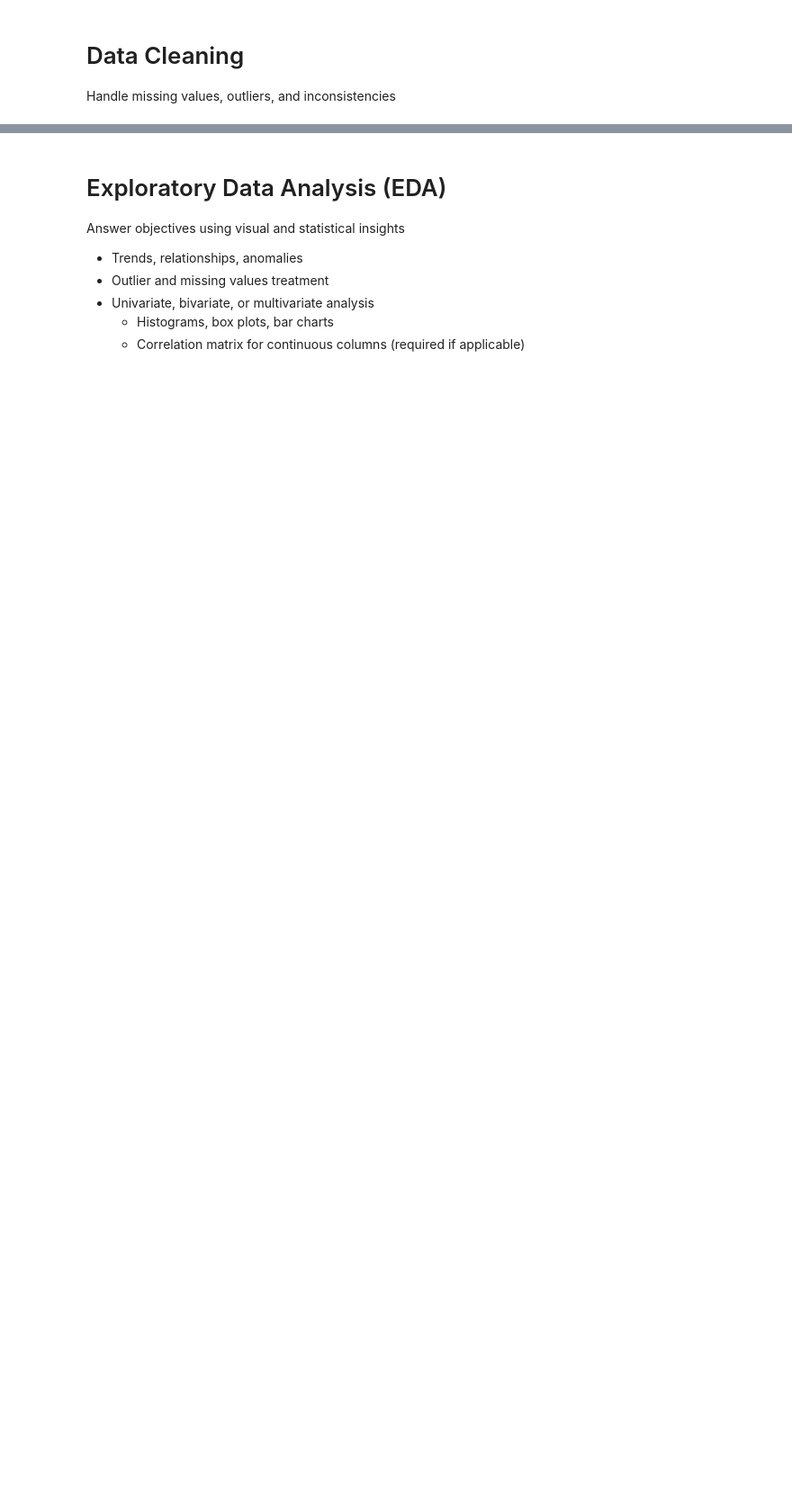
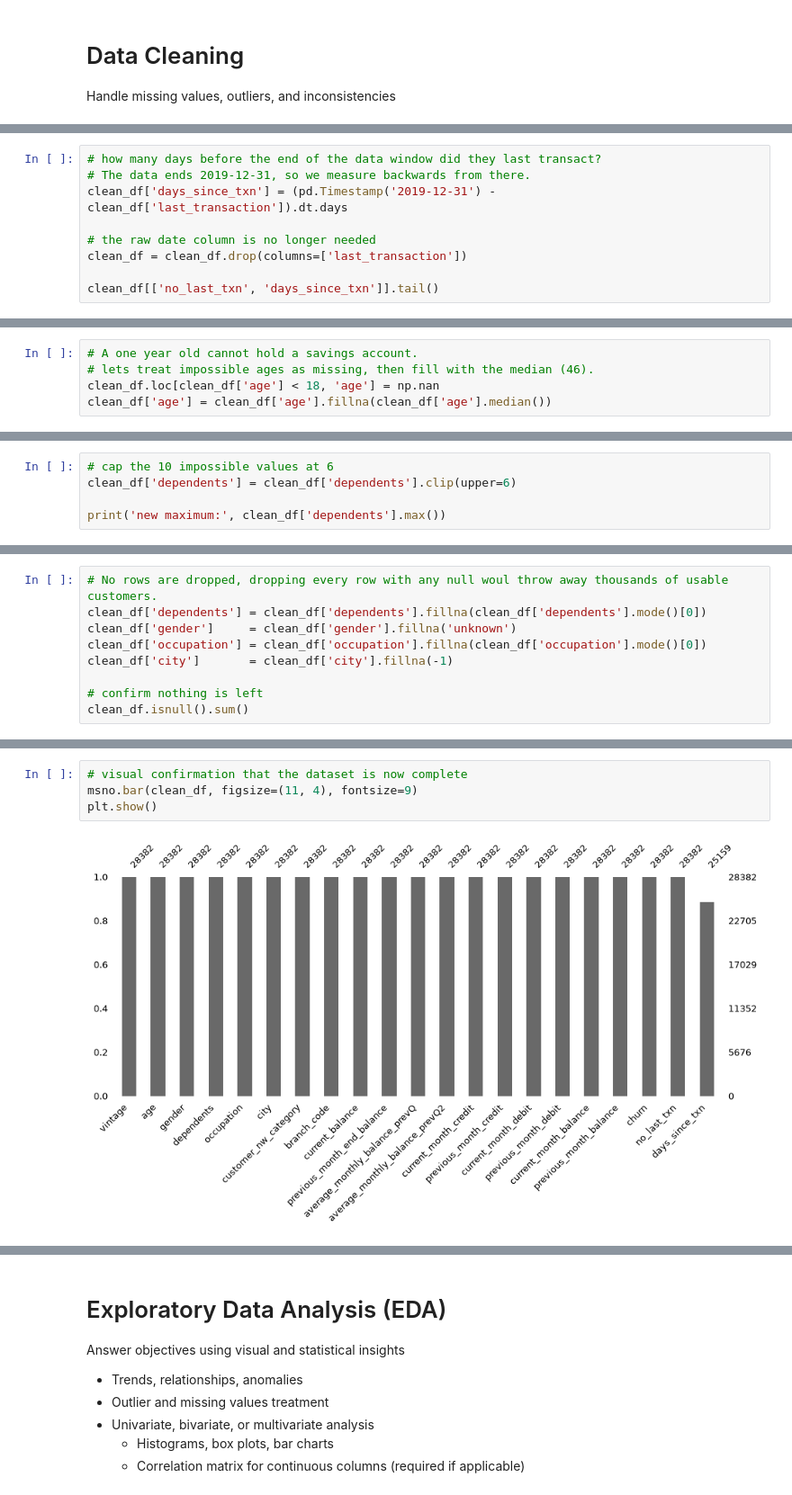
Before and after one commit to Meqdad-25/labs_projects, a Jupyter notebook: projects/Project 4 (Capstone)/2. Lightning Talk #2/lightning-talk-2.ipynb, the cells around one changed output, grey strips where cells are left out. Shown at 90% size. Cells and saved outputs as stored; diff of their text form; blank space fills up the shorter version.

```diff
--- a/projects/Project 4 (Capstone)/2. Lightning Talk #2/lightning-talk-2.ipynb
+++ b/projects/Project 4 (Capstone)/2. Lightning Talk #2/lightning-talk-2.ipynb
@@ -63,0 +325,9 @@ Handle missing values, outliers, and inconsistencies
+# %%
+# how many days before the end of the data window did they last transact?
+# The data ends 2019-12-31, so we measure backwards from there.
+clean_df['days_since_txn'] = (pd.Timestamp('2019-12-31') - clean_df['last_transaction']).dt.days
+
+# the raw date column is no longer needed
+clean_df = clean_df.drop(columns=['last_transaction'])
+
+clean_df[['no_last_txn', 'days_since_txn']].tail()
@@ -63,0 +349,5 @@ Handle missing values, outliers, and inconsistencies
+# %%
+# A one year old cannot hold a savings account.
+# lets treat impossible ages as missing, then fill with the median (46).
+clean_df.loc[clean_df['age'] < 18, 'age'] = np.nan
+clean_df['age'] = clean_df['age'].fillna(clean_df['age'].median())
@@ -63,0 +376,5 @@ Handle missing values, outliers, and inconsistencies
+# %%
+# cap the 10 impossible values at 6
+clean_df['dependents'] = clean_df['dependents'].clip(upper=6)
+
+print('new maximum:', clean_df['dependents'].max())
@@ -63,0 +403,9 @@ Handle missing values, outliers, and inconsistencies
+# %%
+# No rows are dropped, dropping every row with any null woul throw away thousands of usable customers.
+clean_df['dependents'] = clean_df['dependents'].fillna(clean_df['dependents'].mode()[0])
+clean_df['gender']     = clean_df['gender'].fillna('unknown')
+clean_df['occupation'] = clean_df['occupation'].fillna(clean_df['occupation'].mode()[0])
+clean_df['city']       = clean_df['city'].fillna(-1)
+
+# confirm nothing is left
+clean_df.isnull().sum()
@@ -63,0 +430,6 @@ Handle missing values, outliers, and inconsistencies
+# %%
+# visual confirmation that the dataset is now complete
+msno.bar(clean_df, figsize=(11, 4), fontsize=9)
+plt.show()
+# %% [output]
+[figure, added]
```
Also changed, not shown: parts of 71 cells of this notebook, 3 other files.
